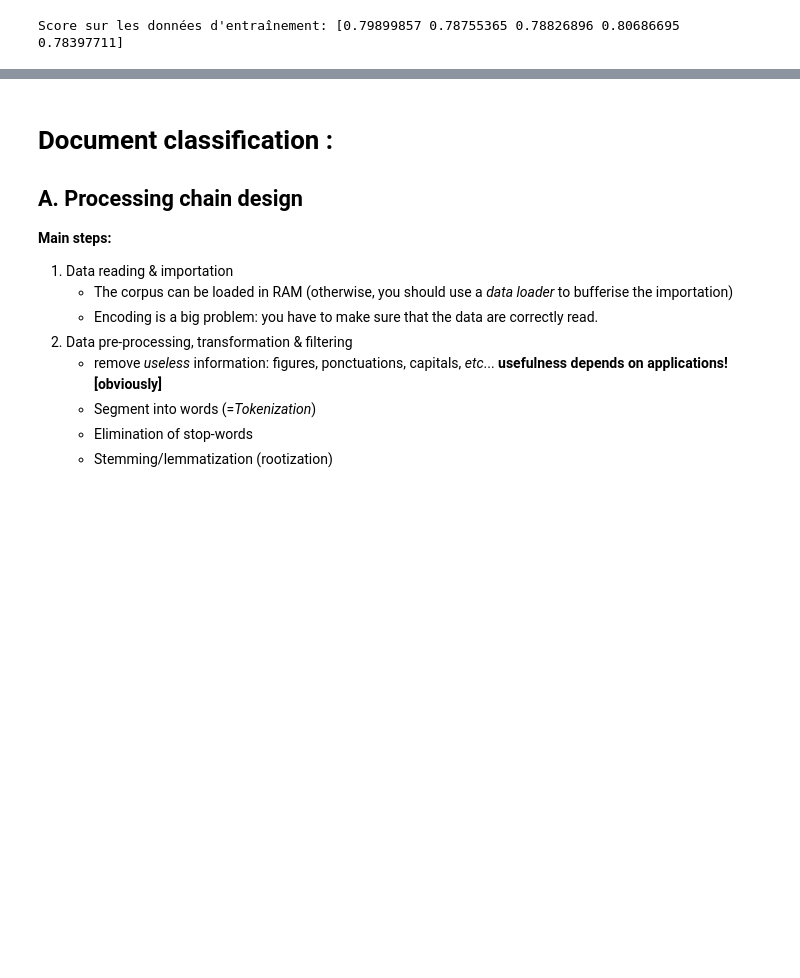
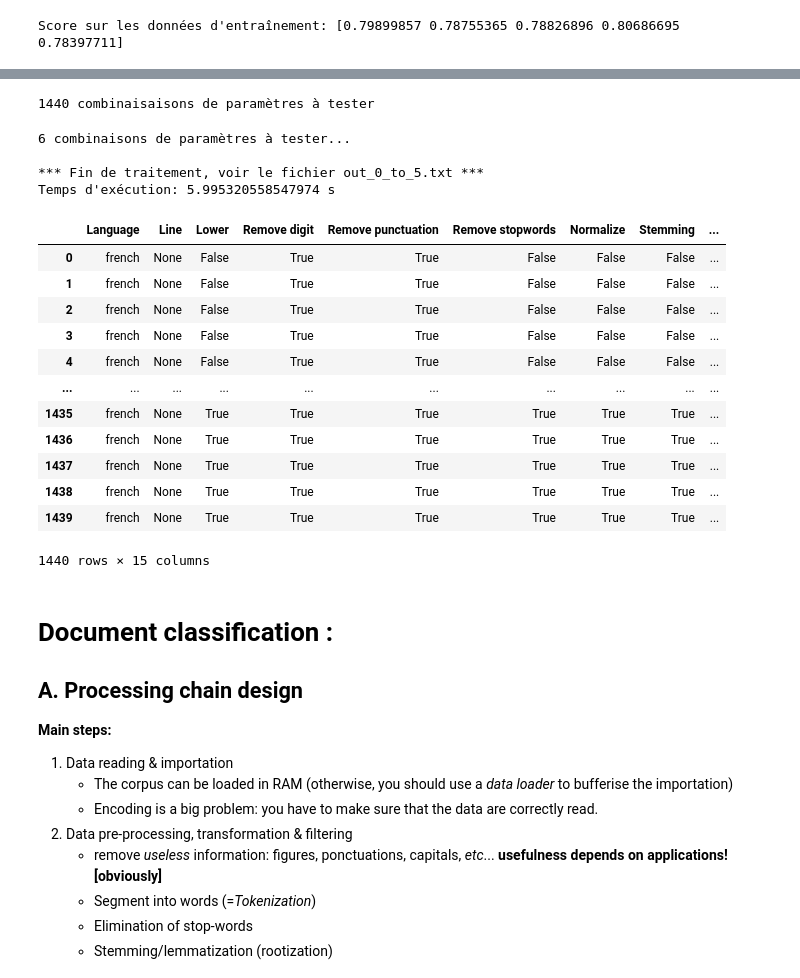
Before and after one commit to samynhl/RITAL-TMES, a Jupyter notebook: TME1 - BoW/Bow-Presidents.ipynb, the cells around one changed output, grey strips where cells are left out. Cells and saved outputs as stored; diff of their text form; code cells hidden in the pictures; blank space fills up the shorter version.

Commit message:
GridSearchCV functionnal, inspired from cecile work, need to start testing

```diff
--- a/TME1 - BoW/Bow-Presidents.ipynb
+++ b/TME1 - BoW/Bow-Presidents.ipynb
@@ -577,3 +895,40 @@ Score sur les données d'entraînement: [0.81688126 0.82260372 0.81473534 0.8161
+# %%
+bgs = BatchGridSearch(X_train, Y_train, params, 'test.txt')
+print('{} combinaisaisons de paramètres à tester' . format(bgs.n_combs_))
+# %% [output]
+1440 combinaisaisons de paramètres à tester
+# %%
+import time
+
+t1 = time.time()
+df = bgs.compute_batch(0,5)
+print('Temps d\'exécution: {} s'.format(time.time()-t1))
+# %% [output]
+6 combinaisons de paramètres à tester...
+
+*** Fin de traitement, voir le fichier out_0_to_5.txt ***
+Temps d'exécution: 5.995320558547974 s
+# %%
+params_file = 'test.txt'
+scores_files = [ 'out_0_to_5.txt' ]
+scores_names = [ 'accuracy', 'f1', 'roc_auc' ]
+
+scores_df = load_scores_df(params_file, scores_files, scores_names)
+scores_df
+# %% [output]
+|  | Language | Line | Lower | Remove digit | Remove punctuation | Remove stopwords | Normalize | Stemming | ... |
+| 0 | french | None | False | True | True | False | False | False | ... |
+| 1 | french | None | False | True | True | False | False | False | ... |
+| 2 | french | None | False | True | True | False | False | False | ... |
+| 3 | french | None | False | True | True | False | False | False | ... |
+| 4 | french | None | False | True | True | False | False | False | ... |
+| ... | ... | ... | ... | ... | ... | ... | ... | ... | ... |
+| 1435 | french | None | True | True | True | True | True | True | ... |
+| 1436 | french | None | True | True | True | True | True | True | ... |
+| 1437 | french | None | True | True | True | True | True | True | ... |
+| 1438 | french | None | True | True | True | True | True | True | ... |
+| 1439 | french | None | True | True | True | True | True | True | ... |
+1440 rows × 15 columns
 # %% [markdown]
 # Document classification :
 
```
Also changed, not shown: parts of 22 cells of this notebook, 2 other files.
